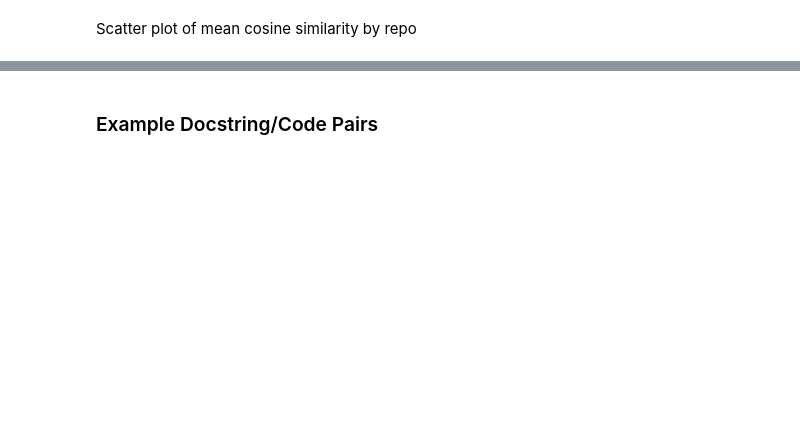
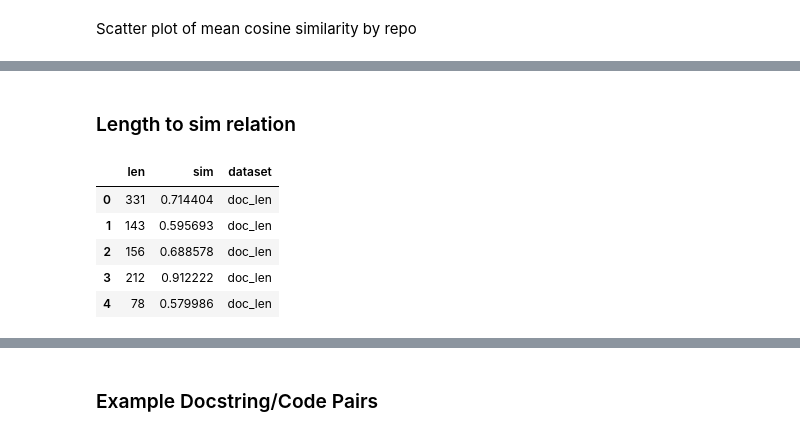
Before and after one commit to m-messer/Grading-Documentation-with-Machine-Learning, a Jupyter notebook: data_exploration.ipynb, the cells around one changed output, grey strips where cells are left out. Cells and saved outputs as stored; diff of their text form; code cells hidden in the pictures; blank space fills up the shorter version.

```diff
--- a/data_exploration.ipynb
+++ b/data_exploration.ipynb
@@ -42,0 +39,22 @@ sns.lmplot(df_repo[df_repo.stars < 1200], x='stars', y='sim')
+# %% [markdown]
+### Length to sim relation
+# %%
+df_len = df.copy()
+
+df_len['doc_len'] = df_len['docstring'].apply(len)
+df_len['code_len'] = df_len['code'].apply(len)
+df_doc_len = df_len[['doc_len', 'sim']]
+df_code_len = df_len[['code_len', 'sim']]
+
+df_doc_len.columns = ['len', 'sim']
+df_code_len.columns = ['len', 'sim']
+
+df_len = pd.concat([df_doc_len.assign(dataset='doc_len'), df_code_len.assign(dataset='code_len')])
+df_len.head()
+# %% [output]
+|  | len | sim | dataset |
+| 0 | 331 | 0.714404 | doc_len |
+| 1 | 143 | 0.595693 | doc_len |
+| 2 | 156 | 0.688578 | doc_len |
+| 3 | 212 | 0.912222 | doc_len |
+| 4 | 78 | 0.579986 | doc_len |
```
Also changed, not shown: parts of 8 cells of this notebook, 2 other files.
